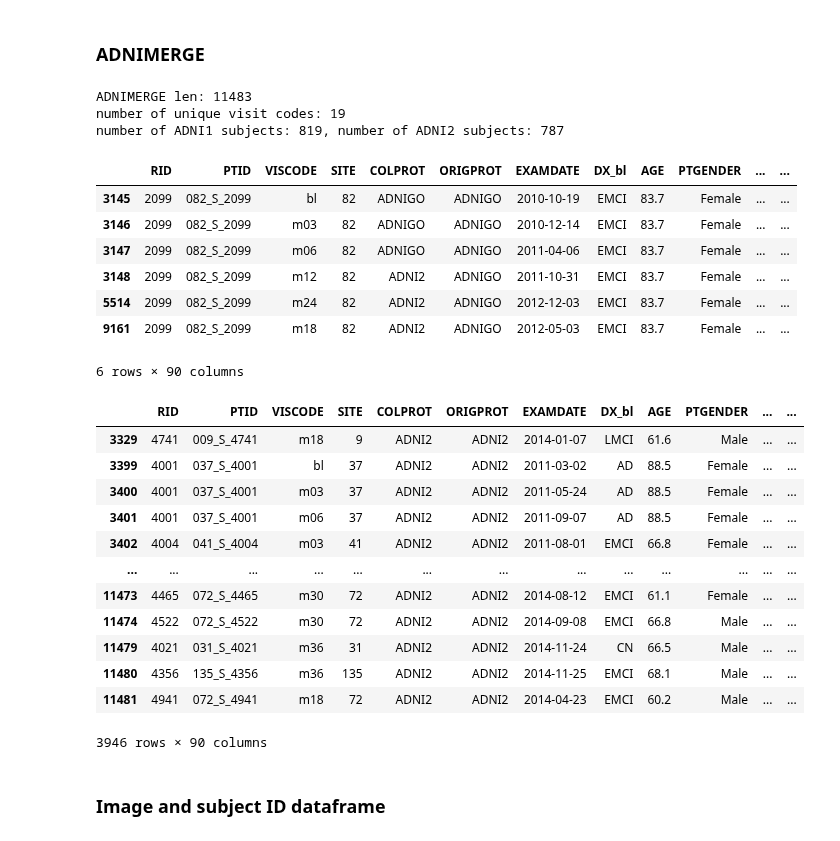
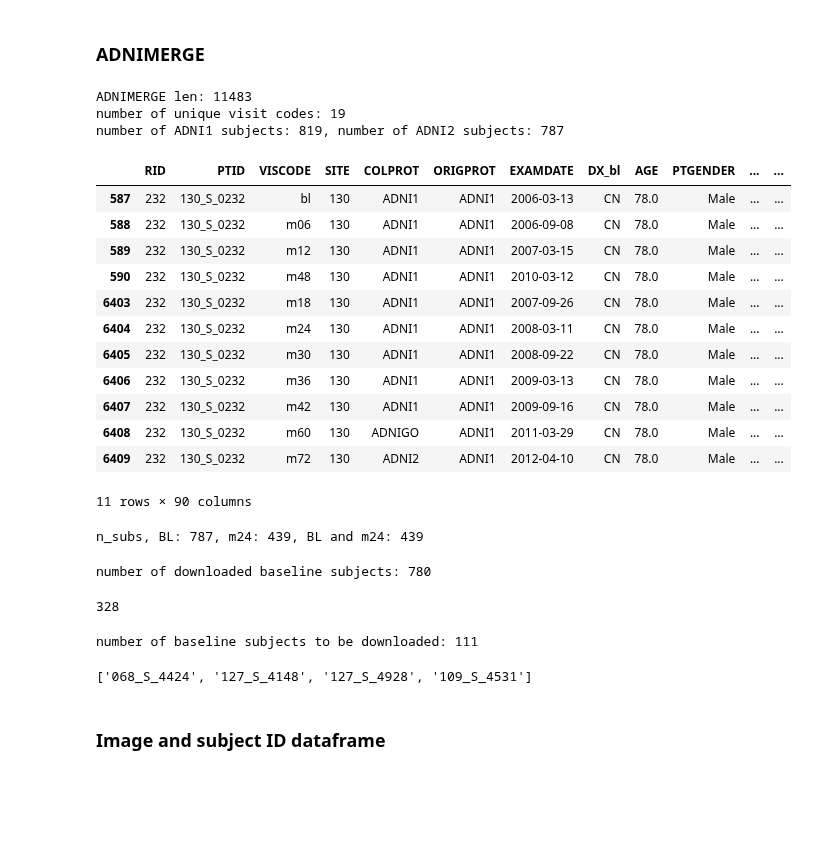
Before and after one commit to nikhil153/brain-diff, a Jupyter notebook: notebooks/2_adni_follow_up.ipynb, the cells around one changed output. Saved outputs shown, nothing was run; the diff lists cells and outputs as text; code cells hidden in the pictures; blank space fills up the shorter version.

```diff
--- a/notebooks/2_adni_follow_up.ipynb
+++ b/notebooks/2_adni_follow_up.ipynb
@@ -19,46 +21,62 @@ adnimerge = f"{metadata_dir}/ADNIMERGE.csv"
 # %%
 adnimerge_df = pd.read_csv(adnimerge)
 print(f"ADNIMERGE len: {len(adnimerge_df)}")
 
 visit_codes = adnimerge_df["VISCODE"].unique()
 print(f"number of unique visit codes: {len(visit_codes)}")
 
 ADNI1_subjects = adnimerge_df[adnimerge_df["ORIGPROT"]=="ADNI1"]["PTID"].unique()
 ADNI2_subjects = adnimerge_df[adnimerge_df["ORIGPROT"]=="ADNI2"]["PTID"].unique()
 
 print(f"number of ADNI1 subjects: {len(ADNI1_subjects)}, number of ADNI2 subjects: {len(ADNI2_subjects)}")
 
 # example subjects:
-sample_sub_id = "082_S_2099"
+sample_sub_id = "130_S_0232"
 adnimerge_df[adnimerge_df["PTID"]==sample_sub_id]
 # %% [output]
 ADNIMERGE len: 11483
 number of unique visit codes: 19
 number of ADNI1 subjects: 819, number of ADNI2 subjects: 787
 |  | RID | PTID | VISCODE | SITE | COLPROT | ORIGPROT | EXAMDATE | DX_bl | AGE | PTGENDER | ... | ... |
-| 3145 | 2099 | 082_S_2099 | bl | 82 | ADNIGO | ADNIGO | 2010-10-19 | EMCI | 83.7 | Female | ... | ... |
-| 3146 | 2099 | 082_S_2099 | m03 | 82 | ADNIGO | ADNIGO | 2010-12-14 | EMCI | 83.7 | Female | ... | ... |
-| 3147 | 2099 | 082_S_2099 | m06 | 82 | ADNIGO | ADNIGO | 2011-04-06 | EMCI | 83.7 | Female | ... | ... |
-| 3148 | 2099 | 082_S_2099 | m12 | 82 | ADNI2 | ADNIGO | 2011-10-31 | EMCI | 83.7 | Female | ... | ... |
-| 5514 | 2099 | 082_S_2099 | m24 | 82 | ADNI2 | ADNIGO | 2012-12-03 | EMCI | 83.7 | Female | ... | ... |
-| 9161 | 2099 | 082_S_2099 | m18 | 82 | ADNI2 | ADNIGO | 2012-05-03 | EMCI | 83.7 | Female | ... | ... |
+| 587 | 232 | 130_S_0232 | bl | 130 | ADNI1 | ADNI1 | 2006-03-13 | CN | 78.0 | Male | ... | ... |
+| 588 | 232 | 130_S_0232 | m06 | 130 | ADNI1 | ADNI1 | 2006-09-08 | CN | 78.0 | Male | ... | ... |
+| 589 | 232 | 130_S_0232 | m12 | 130 | ADNI1 | ADNI1 | 2007-03-15 | CN | 78.0 | Male | ... | ... |
+| 590 | 232 | 130_S_0232 | m48 | 130 | ADNI1 | ADNI1 | 2010-03-12 | CN | 78.0 | Male | ... | ... |
+| 6403 | 232 | 130_S_0232 | m18 | 130 | ADNI1 | ADNI1 | 2007-09-26 | CN | 78.0 | Male | ... | ... |
+| 6404 | 232 | 130_S_0232 | m24 | 130 | ADNI1 | ADNI1 | 2008-03-11 | CN | 78.0 | Male | ... | ... |
+| 6405 | 232 | 130_S_0232 | m30 | 130 | ADNI1 | ADNI1 | 2008-09-22 | CN | 78.0 | Male | ... | ... |
+| 6406 | 232 | 130_S_0232 | m36 | 130 | ADNI1 | ADNI1 | 2009-03-13 | CN | 78.0 | Male | ... | ... |
+| 6407 | 232 | 130_S_0232 | m42 | 130 | ADNI1 | ADNI1 | 2009-09-16 | CN | 78.0 | Male | ... | ... |
+| 6408 | 232 | 130_S_0232 | m60 | 130 | ADNIGO | ADNI1 | 2011-03-29 | CN | 78.0 | Male | ... | ... |
+| 6409 | 232 | 130_S_0232 | m72 | 130 | ADNI2 | ADNI1 | 2012-04-10 | CN | 78.0 | Male | ... | ... |
-6 rows × 90 columns
+11 rows × 90 columns
-# %%
-adnimerge_df[adnimerge_df["ORIGPROT"]=="ADNI2"]
-# %% [output]
-|  | RID | PTID | VISCODE | SITE | COLPROT | ORIGPROT | EXAMDATE | DX_bl | AGE | PTGENDER | ... | ... |
-| 3329 | 4741 | 009_S_4741 | m18 | 9 | ADNI2 | ADNI2 | 2014-01-07 | LMCI | 61.6 | Male | ... | ... |
-| 3399 | 4001 | 037_S_4001 | bl | 37 | ADNI2 | ADNI2 | 2011-03-02 | AD | 88.5 | Female | ... | ... |
-| 3400 | 4001 | 037_S_4001 | m03 | 37 | ADNI2 | ADNI2 | 2011-05-24 | AD | 88.5 | Female | ... | ... |
-| 3401 | 4001 | 037_S_4001 | m06 | 37 | ADNI2 | ADNI2 | 2011-09-07 | AD | 88.5 | Female | ... | ... |
-| 3402 | 4004 | 041_S_4004 | m03 | 41 | ADNI2 | ADNI2 | 2011-08-01 | EMCI | 66.8 | Female | ... | ... |
-| ... | ... | ... | ... | ... | ... | ... | ... | ... | ... | ... | ... | ... |
-| 11473 | 4465 | 072_S_4465 | m30 | 72 | ADNI2 | ADNI2 | 2014-08-12 | EMCI | 61.1 | Female | ... | ... |
-| 11474 | 4522 | 072_S_4522 | m30 | 72 | ADNI2 | ADNI2 | 2014-09-08 | EMCI | 66.8 | Male | ... | ... |
-| 11479 | 4021 | 031_S_4021 | m36 | 31 | ADNI2 | ADNI2 | 2014-11-24 | CN | 66.5 | Male | ... | ... |
-| 11480 | 4356 | 135_S_4356 | m36 | 135 | ADNI2 | ADNI2 | 2014-11-25 | EMCI | 68.1 | Male | ... | ... |
-| 11481 | 4941 | 072_S_4941 | m18 | 72 | ADNI2 | ADNI2 | 2014-04-23 | EMCI | 60.2 | Male | ... | ... |
-3946 rows × 90 columns
+# %%
+PTID_bl = adnimerge_df[adnimerge_df["ORIGPROT"].isin(["ADNI2"]) & adnimerge_df["VISCODE"].isin(["bl"])]["PTID"].unique()
+PTID_m24 = adnimerge_df[adnimerge_df["ORIGPROT"].isin(["ADNI2"]) & adnimerge_df["VISCODE"].isin(["m24"])]["PTID"].unique()
+
+PTID_bl_and_m24 = set(PTID_bl) & set(PTID_m24)
+
+print(f"n_subs, BL: {len(PTID_bl)}, m24: {len(PTID_m24)}, BL and m24: {len(PTID_bl_and_m24)}")
+# %% [output]
+n_subs, BL: 787, m24: 439, BL and m24: 439
+# %%
+downloaded_baseline_PTID = pd.read_csv(adni12_baseline)["Subject"].unique()
+print(f"number of downloaded baseline subjects: {len(downloaded_baseline_PTID)}")
+# %% [output]
+number of downloaded baseline subjects: 780
+# %%
+len(set(PTID_bl_and_m24) & set(downloaded_baseline_PTID))
+# %% [output]
+328
+# %%
+
+subjects_to_be_downloaded = PTID_bl_and_m24 - set(downloaded_baseline_PTID)
+print(f"number of baseline subjects to be downloaded: {len(subjects_to_be_downloaded)}")
+
+list(subjects_to_be_downloaded)[:4]
+# %% [output]
+number of baseline subjects to be downloaded: 111
+['068_S_4424', '127_S_4148', '127_S_4928', '109_S_4531']
 # %% [markdown]
 ### Image and subject ID dataframe
 # %%
```
Also changed, not shown: parts of 3 cells of this notebook, 3 other files.
